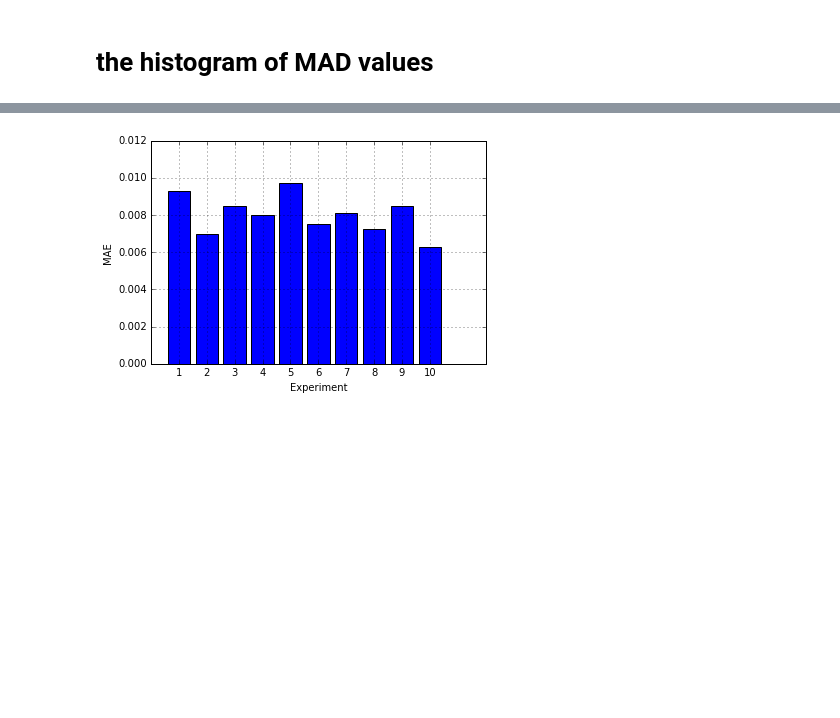
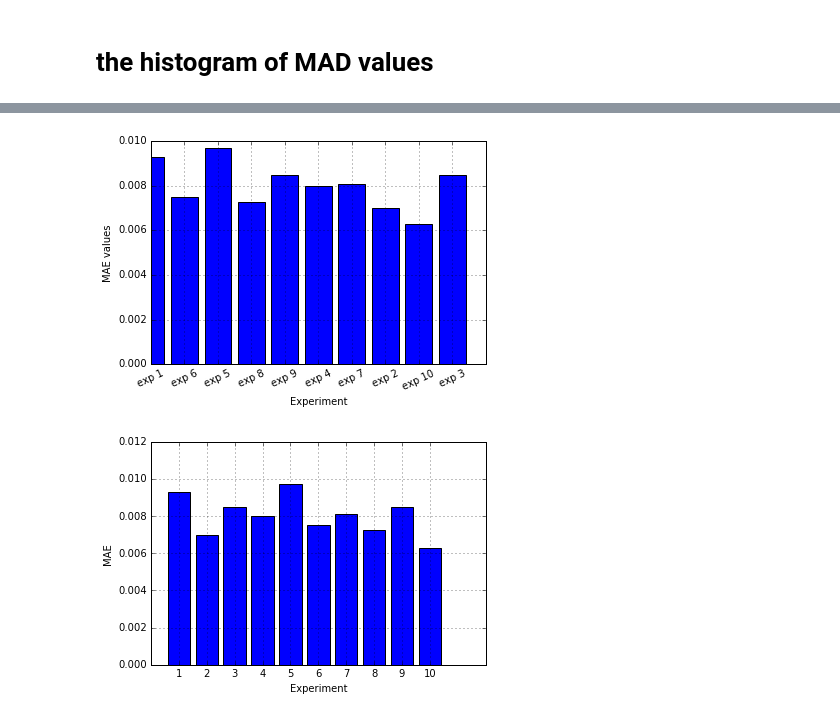
Before and after one commit to trunghieu-tran/Sentiment-Analysis-facebook-comments, a Jupyter notebook: A Method Automation Forecasting based on Cluster Profiles - For sentiment analysis of Facebook comment.ipynb, the cells around one changed output, grey strips where cells are left out. Saved outputs shown, nothing was run; the diff lists cells and outputs as text; code cells hidden in the pictures; blank space fills up the shorter version.

```diff
--- a/A Method Automation Forecasting based on Cluster Profiles - For sentiment analysis of Facebook comment.ipynb
+++ b/A Method Automation Forecasting based on Cluster Profiles - For sentiment analysis of Facebook comment.ipynb
@@ -416,7 +423,7 @@ Value MEA =  0.00120666666667
 # %% [markdown]
 # the histogram of MAD values
 # %%
-path_to_mad = '/users/tranhieu/Desktop/Bachelor/Data/'
+path_to_mad = 'Data/'
 
 mads = pd.read_csv( path_to_mad + 'Experiment_MAD.csv', index_col=False, header=0)
 mads['Experiment']
@@ -429,7 +436,7 @@ plt.xticks(range(len(d)), d.keys(), rotation=25)
 plt.xlabel('Experiment')
 plt.ylabel('MAE values')
 # plt.title('Histogram of 'MAD values in experiment)
-plt.axis([, 10, 0, 0.01])
+plt.axis([0, 10, 0, 0.01])
 plt.grid(True)
 plt.show()
 # %% [output]
@@ -437,3 +443,4 @@ SyntaxError: invalid syntax (<ipython-input-12-4d07f71ade5e>, line 14)
+[figure, added]
 # %%
 values = [0.0093,
 0.007,
```
Also changed, not shown: parts of 10 cells of this notebook, 9 other files.
